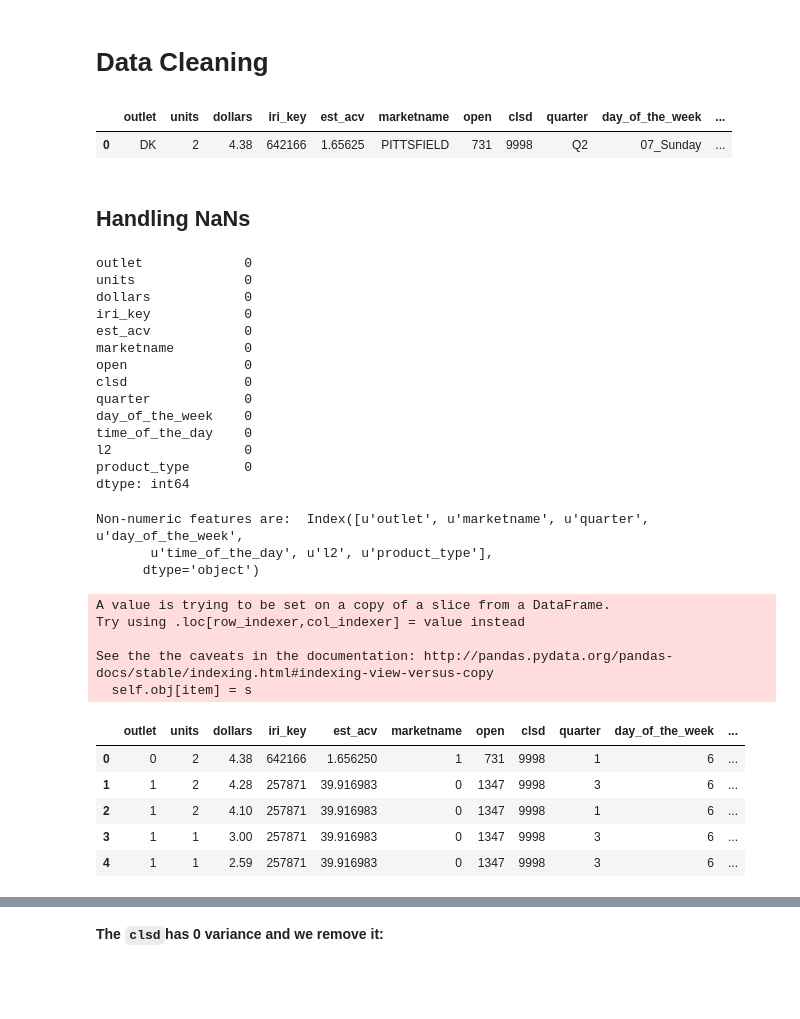
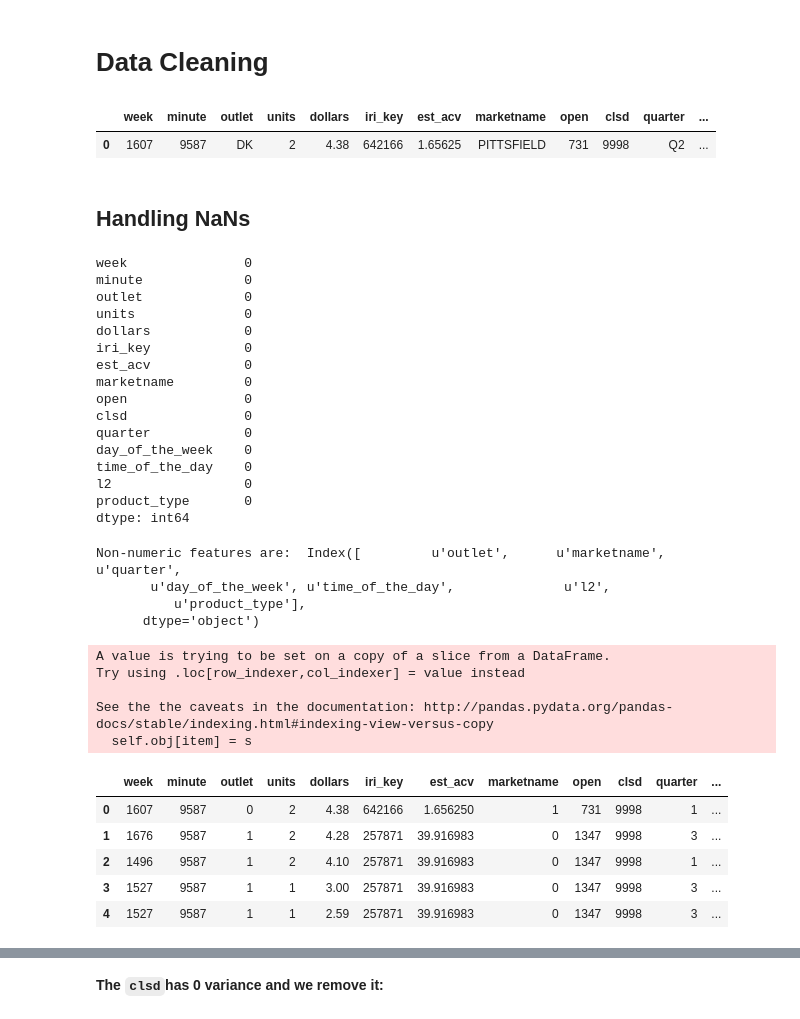
Before and after one commit to DSE220-Final-Project/final, a Jupyter notebook: first_model.ipynb, the cells around one changed output, grey strips where cells are left out. Cells and saved outputs as stored; diff of their text form; code cells hidden in the pictures; blank space fills up the shorter version.

```diff
--- a/first_model.ipynb
+++ b/first_model.ipynb
@@ -122,5 +129,5 @@ panel_store_time_8_11.head(1)
 # %%
-def func(row):
+def func2(row):
     if row['hour'] in ([6,7,8,9,10,11,12]):
         return 'morning'
     elif row['hour'] in ([13,14,15,16,17]):
@@ -130,7 +137,7 @@ def func(row):
     elif row['hour'] in ([22,23,24,0,1,2,3,4,5]):
         return 'night'
 
-panel_store_time_8_11['time_of_the_day'] = panel_store_time_8_11.apply(func,axis=1)
+panel_store_time_8_11['time_of_the_day'] = panel_store_time_8_11.apply(func2,axis=1)
 panel_store_time_8_11.head(1)
 # %% [output]
 |  | week | minute | units | outlet | dollars | iri_key | colupc | ou | est_acv | marketname | open | ... |
@@ -160,19 +167,23 @@ plt.show()
 # %% [markdown]
 # Data Cleaning
 # %%
-panel_store_time_8_11.head(1)
-panel_store_final=panel_store_time_8_11[['outlet','units','dollars','iri_key','est_acv','marketname','open','clsd',\
+#panel_store_final=panel_store_time_8_11[['week','minute','outlet','units','dollars','iri_key','est_acv','marketname',\
+#                                         'open','clsd','l2','product_type','year','quarter','day_of_week','minute_by_day',\
+#                                         'hour','time_of_day','time_of_day_2','weekday_weekend']]
+panel_store_final=panel_store_time_8_11[['week','minute','outlet','units','dollars','iri_key','est_acv','marketname','open','clsd',\
                                          'quarter','day_of_the_week','time_of_the_day','l2','product_type']]
 panel_store_final.head(1)
 # %% [output]
-|  | outlet | units | dollars | iri_key | est_acv | marketname | open | clsd | quarter | day_of_the_week | ... |
-| 0 | DK | 2 | 4.38 | 642166 | 1.65625 | PITTSFIELD | 731 | 9998 | Q2 | 07_Sunday | ... |
+|  | week | minute | outlet | units | dollars | iri_key | est_acv | marketname | open | clsd | quarter | ... |
+| 0 | 1607 | 9587 | DK | 2 | 4.38 | 642166 | 1.65625 | PITTSFIELD | 731 | 9998 | Q2 | ... |
 # %% [markdown]
 ## Handling NaNs
 # %%
 # looking at the number of NaNs for each column #
 panel_store_final.isnull().sum()
 # %% [output]
+week               0
+minute             0
 outlet             0
 units              0
 dollars            0
@@ -203,20 +214,21 @@ def data_prep (data):
 panel_store_preped=data_prep(panel_store_final)
 panel_store_preped.head()
 # %% [output]
-Non-numeric features are:  Index([u'outlet', u'marketname', u'quarter', u'day_of_the_week',
-       u'time_of_the_day', u'l2', u'product_type'],
+Non-numeric features are:  Index([         u'outlet',      u'marketname',         u'quarter',
+       u'day_of_the_week', u'time_of_the_day',              u'l2',
+          u'product_type'],
       dtype='object')
 A value is trying to be set on a copy of a slice from a DataFrame.
 Try using .loc[row_indexer,col_indexer] = value instead
 
 See the the caveats in the documentation: http://pandas.pydata.org/pandas-docs/stable/indexing.html#indexing-view-versus-copy
   self.obj[item] = s
-|  | outlet | units | dollars | iri_key | est_acv | marketname | open | clsd | quarter | day_of_the_week | ... |
-| 0 | 0 | 2 | 4.38 | 642166 | 1.656250 | 1 | 731 | 9998 | 1 | 6 | ... |
-| 1 | 1 | 2 | 4.28 | 257871 | 39.916983 | 0 | 1347 | 9998 | 3 | 6 | ... |
-| 2 | 1 | 2 | 4.10 | 257871 | 39.916983 | 0 | 1347 | 9998 | 1 | 6 | ... |
-| 3 | 1 | 1 | 3.00 | 257871 | 39.916983 | 0 | 1347 | 9998 | 3 | 6 | ... |
-| 4 | 1 | 1 | 2.59 | 257871 | 39.916983 | 0 | 1347 | 9998 | 3 | 6 | ... |
+|  | week | minute | outlet | units | dollars | iri_key | est_acv | marketname | open | clsd | quarter | ... |
+| 0 | 1607 | 9587 | 0 | 2 | 4.38 | 642166 | 1.656250 | 1 | 731 | 9998 | 1 | ... |
+| 1 | 1676 | 9587 | 1 | 2 | 4.28 | 257871 | 39.916983 | 0 | 1347 | 9998 | 3 | ... |
+| 2 | 1496 | 9587 | 1 | 2 | 4.10 | 257871 | 39.916983 | 0 | 1347 | 9998 | 1 | ... |
+| 3 | 1527 | 9587 | 1 | 1 | 3.00 | 257871 | 39.916983 | 0 | 1347 | 9998 | 3 | ... |
+| 4 | 1527 | 9587 | 1 | 1 | 2.59 | 257871 | 39.916983 | 0 | 1347 | 9998 | 3 | ... |
 # %%
 # looking at the histogram and statistics of the features to be able to omit features with not enough data #
 panel_store_preped.hist(figsize=(20,50), layout=(15,5))
```
Also changed, not shown: parts of 23 cells of this notebook.
